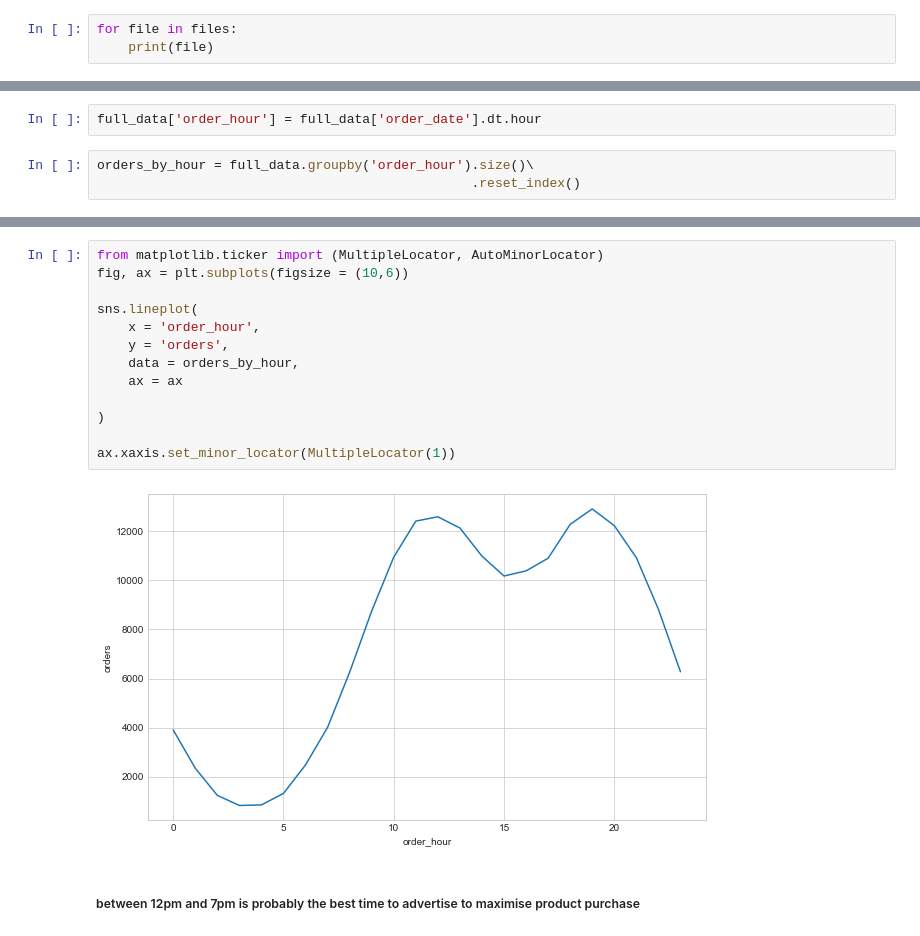
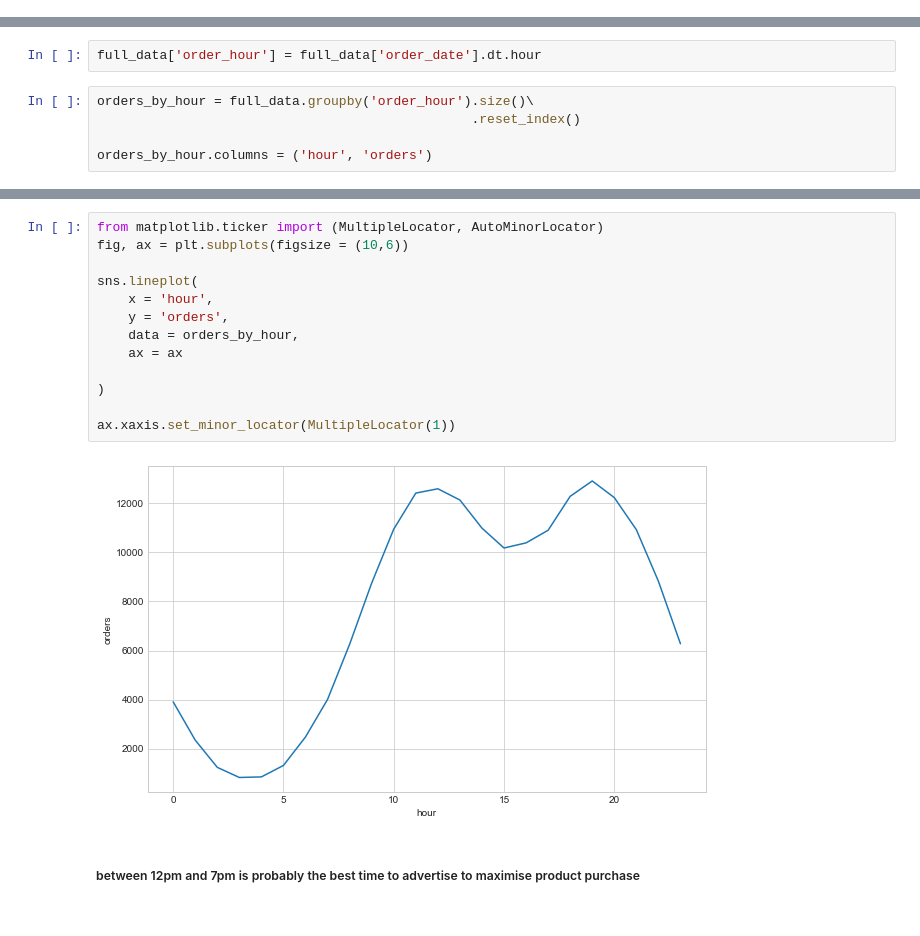
Before and after one commit to Vi-et/project, a Jupyter notebook: Python/5-Sales Data Analysis/Sales_Analysis_Production.ipynb, the cells around one changed output, grey strips where cells are left out. Saved outputs shown, nothing was run; the diff lists cells and outputs as text.

```diff
--- a/Python/5-Sales Data Analysis/Sales_Analysis_Production.ipynb
+++ b/Python/5-Sales Data Analysis/Sales_Analysis_Production.ipynb
@@ -12,6 +12,3 @@ plt.style.use("seaborn-whitegrid")
 pd.set_option("display.max_columns", 500)
 # %% [markdown]
 ##### Merge 12 months of sales data into a single csv file
-# %%
-for file in files:
-    print(file)
@@ -247,6 +227,8 @@ full_data['order_hour'] = full_data['order_date'].dt.hour
 # %%
 orders_by_hour = full_data.groupby('order_hour').size()\
                                                 .reset_index()
+
+orders_by_hour.columns = ('hour', 'orders')
 # %%
 orders_by_hour.sort_values('orders', ascending= False)
 # %% [output]
@@ -270,18 +252,18 @@ orders_by_hour.sort_values('orders', ascending= False)
 # %%
 from matplotlib.ticker import (MultipleLocator, AutoMinorLocator)
 fig, ax = plt.subplots(figsize = (10,6))
 
 sns.lineplot(
-    x = 'order_hour',
+    x = 'hour',
     y = 'orders',
     data = orders_by_hour,
     ax = ax
 
 )
 
 ax.xaxis.set_minor_locator(MultipleLocator(1))
 # %% [output]
-[figure, old version]
+[figure, new version]
 # %% [markdown]
 ##### between 12pm and 7pm is probably the best time to advertise to maximise product purchase
 # %% [markdown]
```
Also changed, not shown: parts of 29 cells of this notebook.
